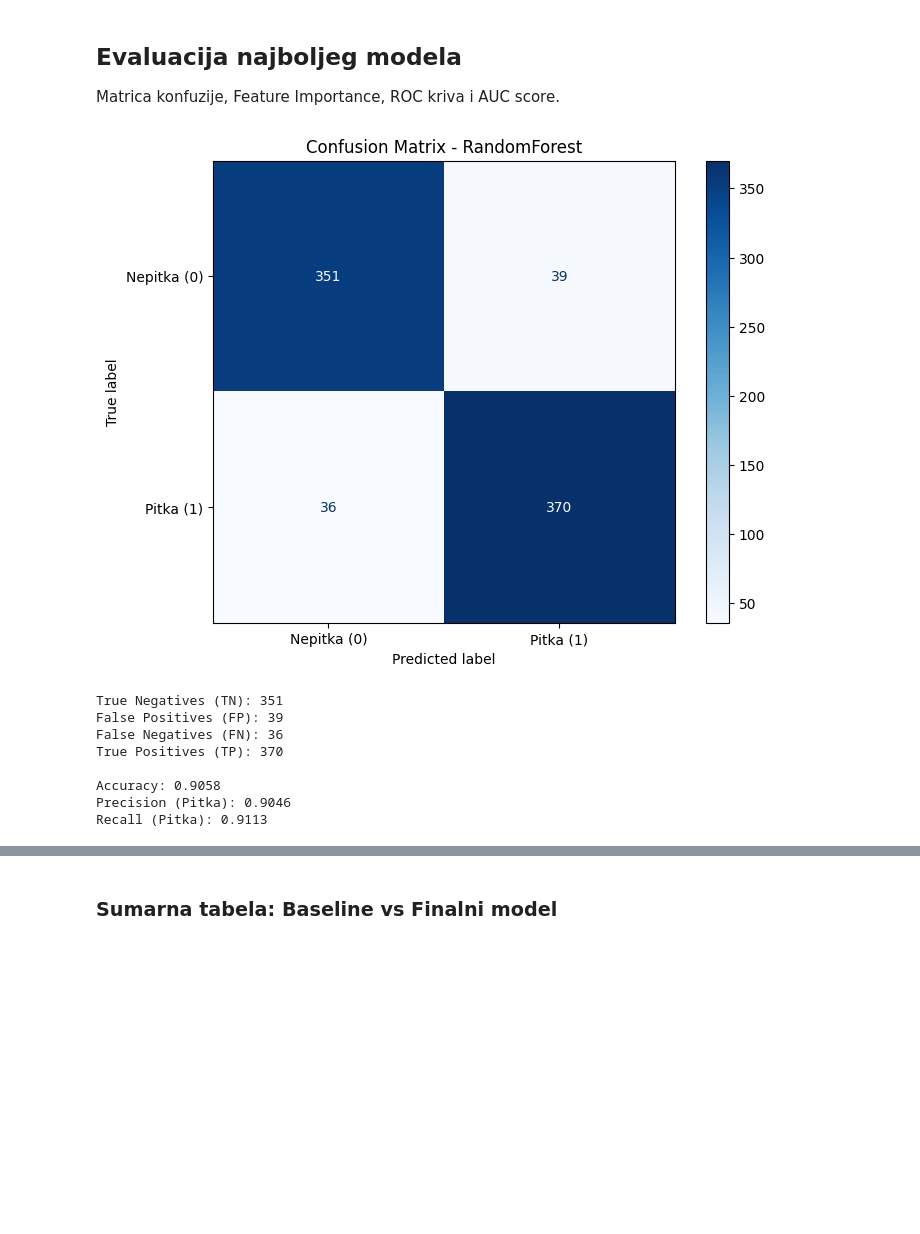
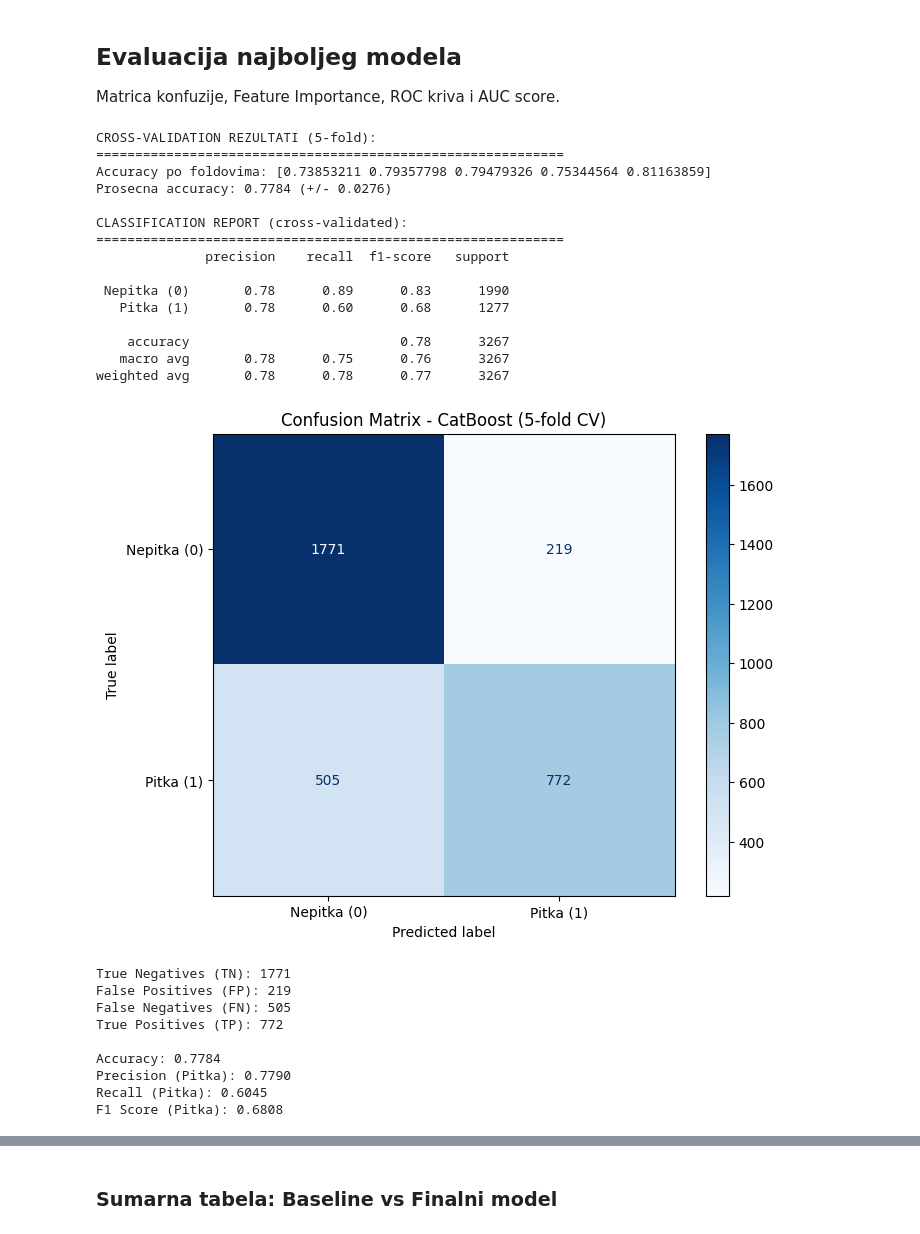
Before and after one commit to anastasijasavov/machine-learning, a Jupyter notebook: notebooks/potability_final.ipynb, the cells around one changed output, grey strips where cells are left out. Cells and saved outputs as stored; diff of their text form; code cells hidden in the pictures; blank space fills up the shorter version.

```diff
--- a/notebooks/potability_final.ipynb
+++ b/notebooks/potability_final.ipynb
@@ -1232,29 +1056,77 @@ print(classification_report(y_test_final, y_pred_final, target_names=['Nepitka (
 # %%
-# Confusion Matrix
-cm = confusion_matrix(y_test_final, y_pred_final)
+# =============================================================================
+# EVALUACIJA NAJBOLJEG MODELA - Cross-Validation sa matricom konfuzije
+# =============================================================================
+from sklearn.metrics import confusion_matrix, ConfusionMatrixDisplay, classification_report
+from sklearn.metrics import roc_curve, auc, accuracy_score
+from sklearn.model_selection import cross_val_predict, cross_val_score
+
+# Priprema podataka
+X = df.drop('Potability', axis=1)
+y = df['Potability']
+
+# CatBoost model
+model = CatBoostClassifier(random_state=42, verbose=0, iterations=500)
+
+# Cross-validation predikcije (svaki uzorak se predvidja kad je u test foldu)
+y_pred_cv = cross_val_predict(model, X, y, cv=5)
+y_pred_proba_cv = cross_val_predict(model, X, y, cv=5, method='predict_proba')[:, 1]
+
+# Cross-validation scores
+cv_scores = cross_val_score(model, X, y, cv=5, scoring='accuracy')
+
+print("CROSS-VALIDATION REZULTATI (5-fold):")
+print("="*60)
+print(f"Accuracy po foldovima: {cv_scores}")
+print(f"Prosecna accuracy: {cv_scores.mean():.4f} (+/- {cv_scores.std():.4f})")
+
+# Classification report
+print("\nCLASSIFICATION REPORT (cross-validated):")
+print("="*60)
+print(classification_report(y, y_pred_cv, target_names=['Nepitka (0)', 'Pitka (1)']))
+
+# Confusion Matrix (agregirana iz svih foldova)
+cm = confusion_matrix(y, y_pred_cv)
 plt.figure(figsize=(8, 6))
 disp = ConfusionMatrixDisplay(confusion_matrix=cm, display_labels=['Nepitka (0)', 'Pitka (1)'])
 disp.plot(cmap='Blues', ax=plt.gca())
-plt.title('Confusion Matrix - RandomForest')
+plt.title('Confusion Matrix - CatBoost (5-fold CV)')
 plt.show()
 
 # Prikaz vrednosti
 tn, fp, fn, tp = cm.ravel()
-print(f"\nTrue Negatives (TN): {tn}")
+print(f"True Negatives (TN): {tn}")
 print(f"False Positives (FP): {fp}")
 print(f"False Negatives (FN): {fn}")
 print(f"True Positives (TP): {tp}")
 print(f"\nAccuracy: {(tp + tn) / (tp + tn + fp + fn):.4f}")
 print(f"Precision (Pitka): {tp / (tp + fp):.4f}")
 print(f"Recall (Pitka): {tp / (tp + fn):.4f}")
+print(f"F1 Score (Pitka): {2*tp / (2*tp + fp + fn):.4f}")
 # %% [output]
+CROSS-VALIDATION REZULTATI (5-fold):
+============================================================
+Accuracy po foldovima: [0.73853211 0.79357798 0.79479326 0.75344564 0.81163859]
+Prosecna accuracy: 0.7784 (+/- 0.0276)
+
+CLASSIFICATION REPORT (cross-validated):
+============================================================
+              precision    recall  f1-score   support
+
+ Nepitka (0)       0.78      0.89      0.83      1990
+   Pitka (1)       0.78      0.60      0.68      1277
+
+    accuracy                           0.78      3267
+   macro avg       0.78      0.75      0.76      3267
+weighted avg       0.78      0.78      0.77      3267
-[figure, old version]
+[figure, new version]
-True Negatives (TN): 351
-False Positives (FP): 39
-False Negatives (FN): 36
-True Positives (TP): 370
-
-Accuracy: 0.9058
-Precision (Pitka): 0.9046
-Recall (Pitka): 0.9113
+True Negatives (TN): 1771
+False Positives (FP): 219
+False Negatives (FN): 505
+True Positives (TP): 772
+
+Accuracy: 0.7784
+Precision (Pitka): 0.7790
+Recall (Pitka): 0.6045
+F1 Score (Pitka): 0.6808
 # %%
```
Also changed, not shown: parts of 31 cells of this notebook, 1 other file.
